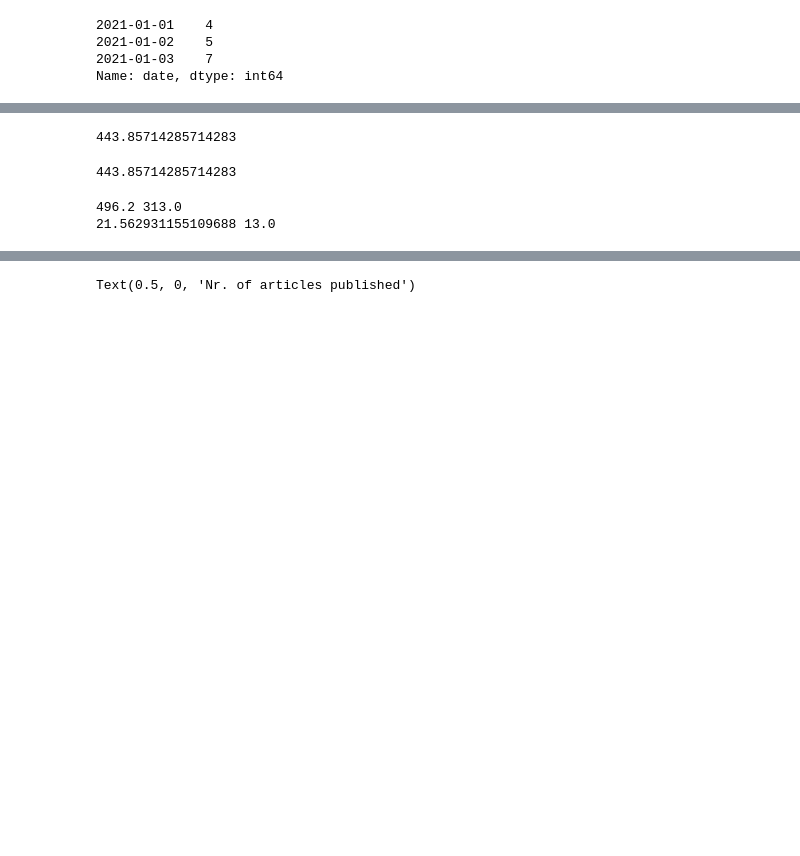
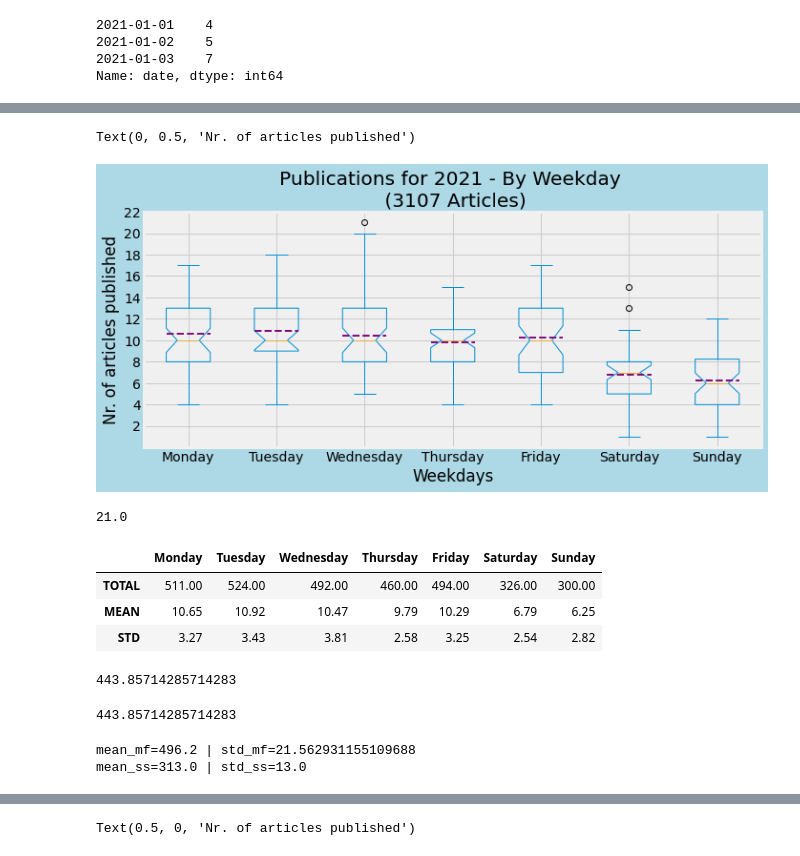
Before and after one commit to vollenia/data_analysis_CNN_news, a Jupyter notebook: analysis_cnn_xml.ipynb, the cells around one changed output, grey strips where cells are left out. Drawn from its saved outputs; the diff is of its cells as text; code cells hidden in the pictures; blank space fills up the shorter version.

```diff
--- a/analysis_cnn_xml.ipynb
+++ b/analysis_cnn_xml.ipynb
@@ -176,19 +176,19 @@ week = ["Monday", "Tuesday", "Wednesday", "Thursday", "Friday", "Saturday", "Sun
 
 # Converting the list of weekdays to get: 1st of January, 2021 as Friday
 start_day = lambda day : week[week.index(day):] + week[:week.index(day)] if week.index(day) else None
-week = start_day("Friday")
+week_custom = start_day("Friday")
 
 # Generating a list of weekdays with the lenght of pandas.Series index
 weekdays = []
 i = 0
 j = 0
 while i < len(weekdays_pub.index):
-    if j == len(week):
+    if j == len(week_custom):
         j = 0
-    weekdays.append(week[j])
+    weekdays.append(week_custom[j])
     i += 1
     j += 1
 
 weekdays_pub.index = weekdays
-weekdays_pub = weekdays_pub.groupby(weekdays_pub.index).sum().reindex(["Monday", "Tuesday", "Wednesday", "Thursday", "Friday", "Saturday", "Sunday"])
-weekdays_pub
+#weekdays_pub = weekdays_pub.groupby(weekdays_pub.index).sum().reindex(["Monday", "Tuesday", "Wednesday", "Thursday", "Friday", "Saturday", "Sunday"])
+#weekdays_pub
@@ -203,0 +267,3 @@ Name: date, dtype: int64
+# %%
+test =  pd.DataFrame(columns=week)#.set_index(weekdays_pub_test.index)
+test
@@ -203,0 +272,4 @@ Name: date, dtype: int64
+# %%
+for day in test:
+    test[day] = pd.Series(weekdays_pub[day].values.astype(float))
+test.head(5)
@@ -204,14 +283,54 @@ Name: date, dtype: int64
+# %%
+# Inititating the plot
+fig_days, ax_days = plt.subplots(tight_layout=True)
+
+# Feeding the data (pandas Dataframe)
+test.plot(kind="box", notch=True, meanline=True, showmeans=True, meanprops=dict(linestyle='--', linewidth=2, color="#810f7c"),
+            patch_artist=False,
+            title=f"Publications for 2021 - By Weekday \n ({np.sum(weekdays_pub_test_df['TOTAL'].values)} Articles)",
+            figsize=(10,5), ax=ax_days)
+
+# Annotating individual bars
+"""for bar in ax_days.patches:
+    ax_days.annotate(bar.get_height(), (bar.get_x() + bar.get_width()/2, bar.get_height()),
+    xytext=(0,6), textcoords="offset points", ha="center", va="center")"""
+
+# Configuring the chart
+fig_days.set_facecolor("lightblue")
+#ax_days.set_xticklabels(labels=weekdays_pub_test_df.index, rotation=0)
+ax_days.set_yticks(np.arange(0,np.max(test.max().max())+2, step=2)[1:])
+ax_days.set_xlabel("Weekdays")
+ax_days.set_ylabel("Nr. of articles published")
+
+#fig_days.savefig("days", facecolor="lightblue")
+# %% [output]
+Text(0, 0.5, 'Nr. of articles published')
+[figure, added]
+# %%
+test.max().max()
+# %% [output]
+21.0
+# %%
+weekdays_pub_test_df.transpose()
+# %% [output]
+|  | Monday | Tuesday | Wednesday | Thursday | Friday | Saturday | Sunday |
+| TOTAL | 511.00 | 524.00 | 492.00 | 460.00 | 494.00 | 326.00 | 300.00 |
+| MEAN | 10.65 | 10.92 | 10.47 | 9.79 | 10.29 | 6.79 | 6.25 |
+| STD | 3.27 | 3.43 | 3.81 | 2.58 | 3.25 | 2.54 | 2.82 |
 # %%
 np.mean(weekdays_pub.values)
 # %% [output]
 443.85714285714283
-# %%
-np.sum([511, 524, 492, 460, 494, 326, 300])/7
-# %% [output]
-443.85714285714283
-# %%
-print(np.mean(weekdays_pub.values[:5]), np.mean(weekdays_pub.values[5:]))
-print(np.std(weekdays_pub.values[:5]), np.std(weekdays_pub.values[5:]))
-# %% [output]
-496.2 313.0
-21.562931155109688 13.0
+# %%
+np.mean(weekdays_pub.values)
+# %% [output]
+443.85714285714283
+# %%
+mean_mf, std_mf = np.mean(weekdays_pub.values[:5]), np.std(weekdays_pub.values[:5])
+mean_ss, std_ss = np.mean(weekdays_pub.values[5:]), np.std(weekdays_pub.values[5:])
+
+print(f"{mean_mf=} | {std_mf=}")
+print(f"{mean_ss=} | {std_ss=}")
+# %% [output]
+mean_mf=496.2 | std_mf=21.562931155109688
+mean_ss=313.0 | std_ss=13.0
```
Also changed, not shown: parts of 13 cells of this notebook.
